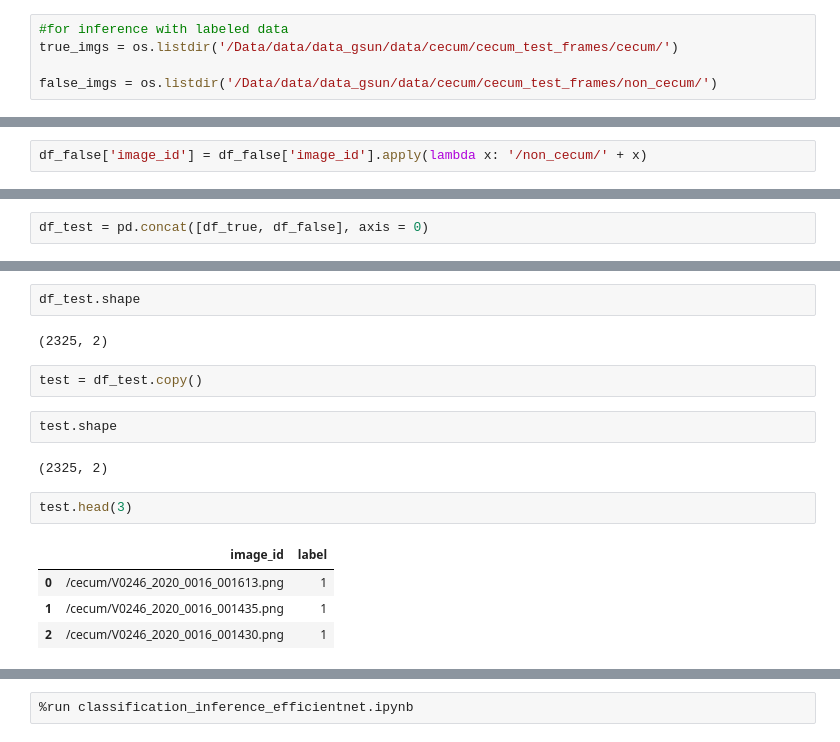
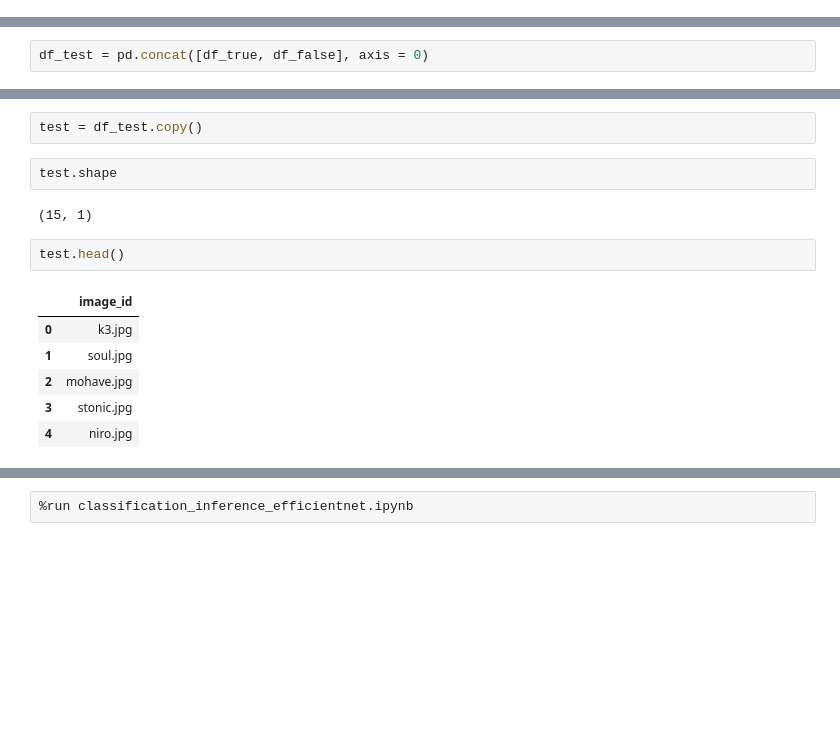
Before and after one commit to hojunking/efficientnet_pytorch, a Jupyter notebook: classification_inference_vid_frames.ipynb, the cells around one changed output, grey strips where cells are left out. Cells and saved outputs as stored; diff of their text form; blank space fills up the shorter version.

Commit message:
inference_data_failed

```diff
--- a/classification_inference_vid_frames.ipynb
+++ b/classification_inference_vid_frames.ipynb
@@ -54,5 +148,0 @@ print(test_imgs[:10])
-# %%
-#for inference with labeled data
-true_imgs = os.listdir('/Data/data/data_gsun/data/cecum/cecum_test_frames/cecum/')
-
-false_imgs = os.listdir('/Data/data/data_gsun/data/cecum/cecum_test_frames/non_cecum/')
@@ -100,5 +179,3 @@ df_false = pd.DataFrame(columns = ['image_id', 'label'])
 # %%
 df_false['image_id'] = false_imgs
 df_false['label'] = 0
-# %%
-df_false['image_id'] = df_false['image_id'].apply(lambda x: '/non_cecum/' + x)
@@ -121,17 +184,15 @@ df_test.head(3)
-# %%
-df_test.shape
-# %% [output]
-(2325, 2)
 # %%
 test = df_test.copy()
 # %%
 test.shape
 # %% [output]
-(2325, 2)
+(15, 1)
 # %%
-test.head(3)
+test.head()
 # %% [output]
-|  | image_id | label |
-| 0 | /cecum/V0246_2020_0016_001613.png | 1 |
-| 1 | /cecum/V0246_2020_0016_001435.png | 1 |
-| 2 | /cecum/V0246_2020_0016_001430.png | 1 |
+|  | image_id |
+| 0 | k3.jpg |
+| 1 | soul.jpg |
+| 2 | mohave.jpg |
+| 3 | stonic.jpg |
+| 4 | niro.jpg |
```
Also changed, not shown: parts of 23 cells of this notebook, 17 other files.
